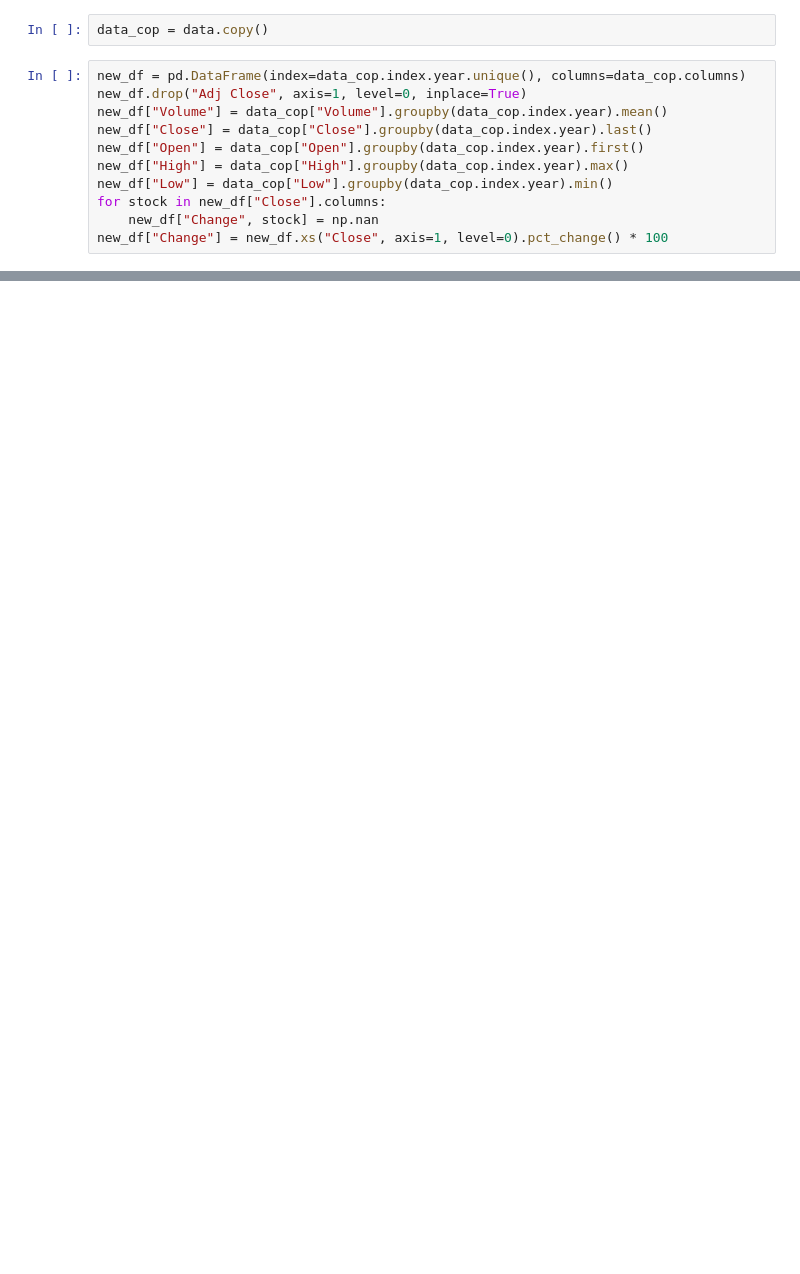
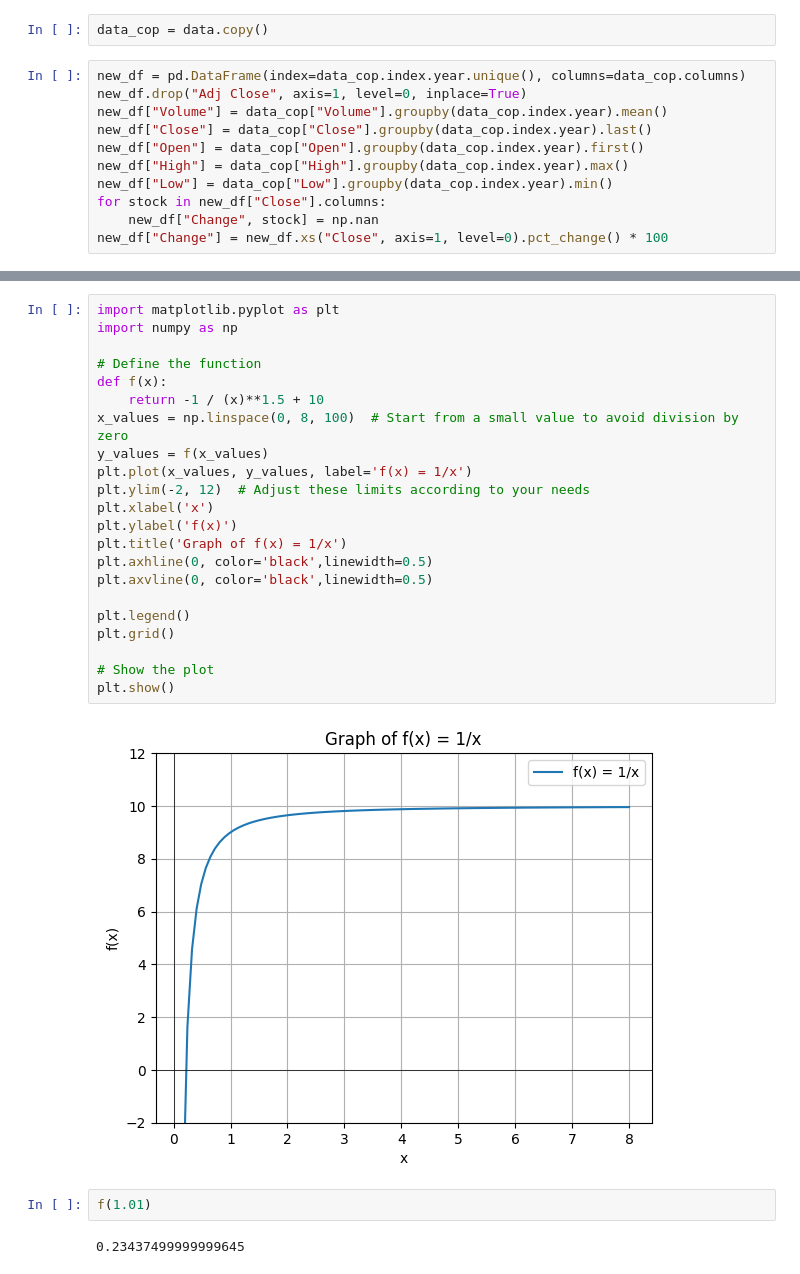
Before and after one commit to Idanq1/Stocks-Strategies, a Jupyter notebook: Investing/Checklist.ipynb, the cells around one changed output, grey strips where cells are left out. Drawn from its saved outputs; the diff is of its cells as text; blank space fills up the shorter version.

```diff
--- a/Investing/Checklist.ipynb
+++ b/Investing/Checklist.ipynb
@@ -212,0 +198,28 @@ Name: AACI, dtype: float64
+# %%
+import matplotlib.pyplot as plt
+import numpy as np
+
+# Define the function
+def f(x):
+    return -1 / (x)**1.5 + 10
+x_values = np.linspace(0, 8, 100)  # Start from a small value to avoid division by zero
+y_values = f(x_values)
+plt.plot(x_values, y_values, label='f(x) = 1/x')
+plt.ylim(-2, 12)  # Adjust these limits according to your needs
+plt.xlabel('x')
+plt.ylabel('f(x)')
+plt.title('Graph of f(x) = 1/x')
+plt.axhline(0, color='black',linewidth=0.5)
+plt.axvline(0, color='black',linewidth=0.5)
+
+plt.legend()
+plt.grid()
+
+# Show the plot
+plt.show()
+# %% [output]
+[figure, added]
+# %%
+f(1.01)
+# %% [output]
+0.23437499999999645
```
Also changed, not shown: parts of 23 cells of this notebook.
